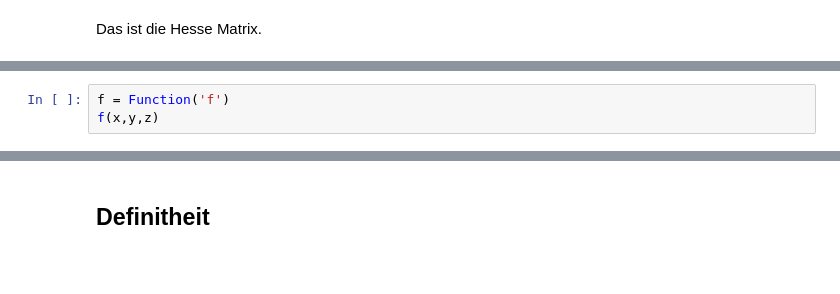
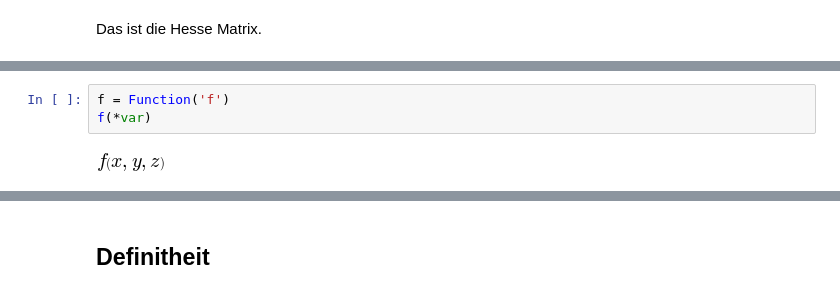
Before and after one commit to Ruediger-Braun/compana16, a Jupyter notebook: Lektion09.ipynb, the cells around one changed output, grey strips where cells are left out. Saved outputs shown, nothing was run; the diff lists cells and outputs as text; blank space fills up the shorter version.

```diff
--- a/Lektion09.ipynb
+++ b/Lektion09.ipynb
@@ -163,5 +237,7 @@ factor(hessian(f, var)) == H
 # %%
 f = Function('f')
-f(x,y,z)
+f(*var)
+# %% [output]
+[figure, added]
 # %%
 hessian(f(x,y,z), var)
```
Also changed, not shown: parts of 62 cells of this notebook.
